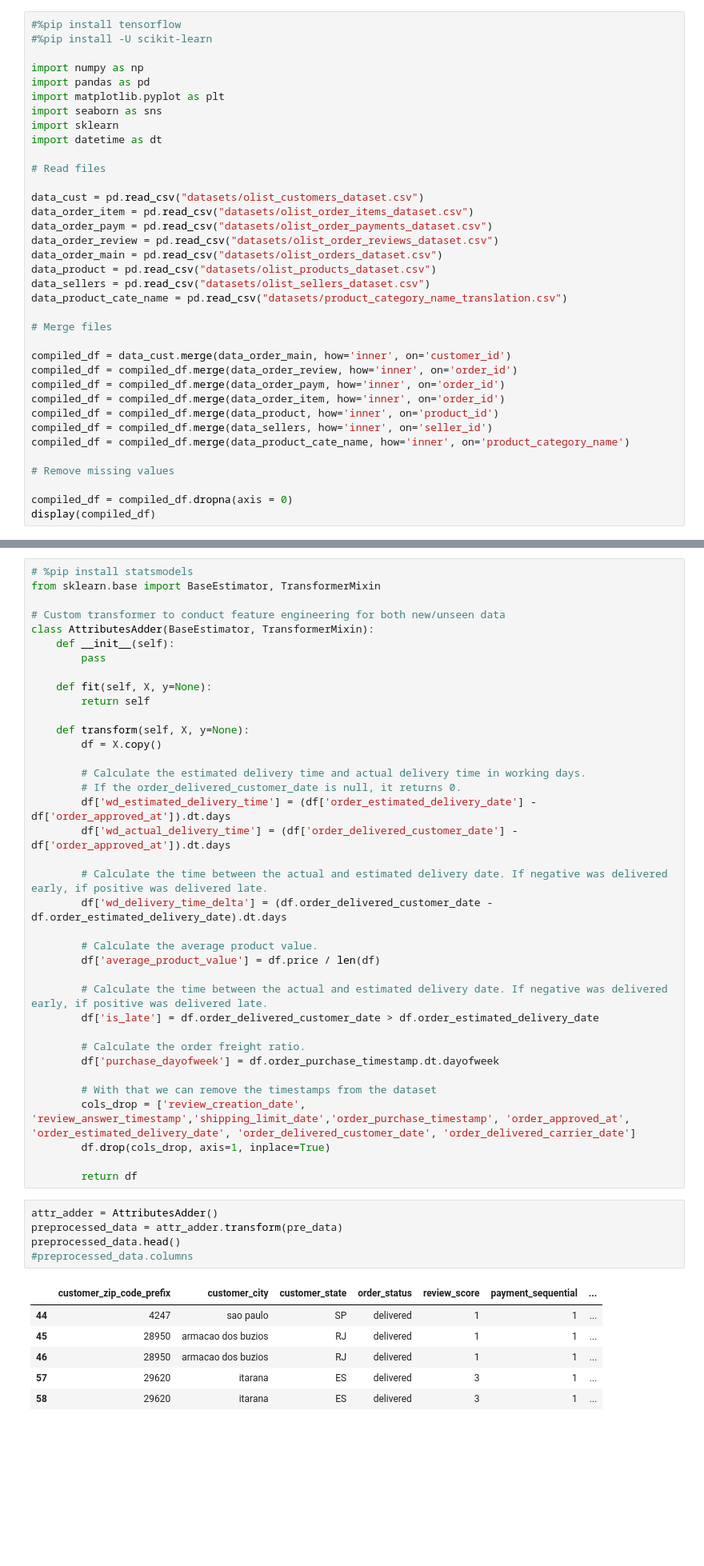
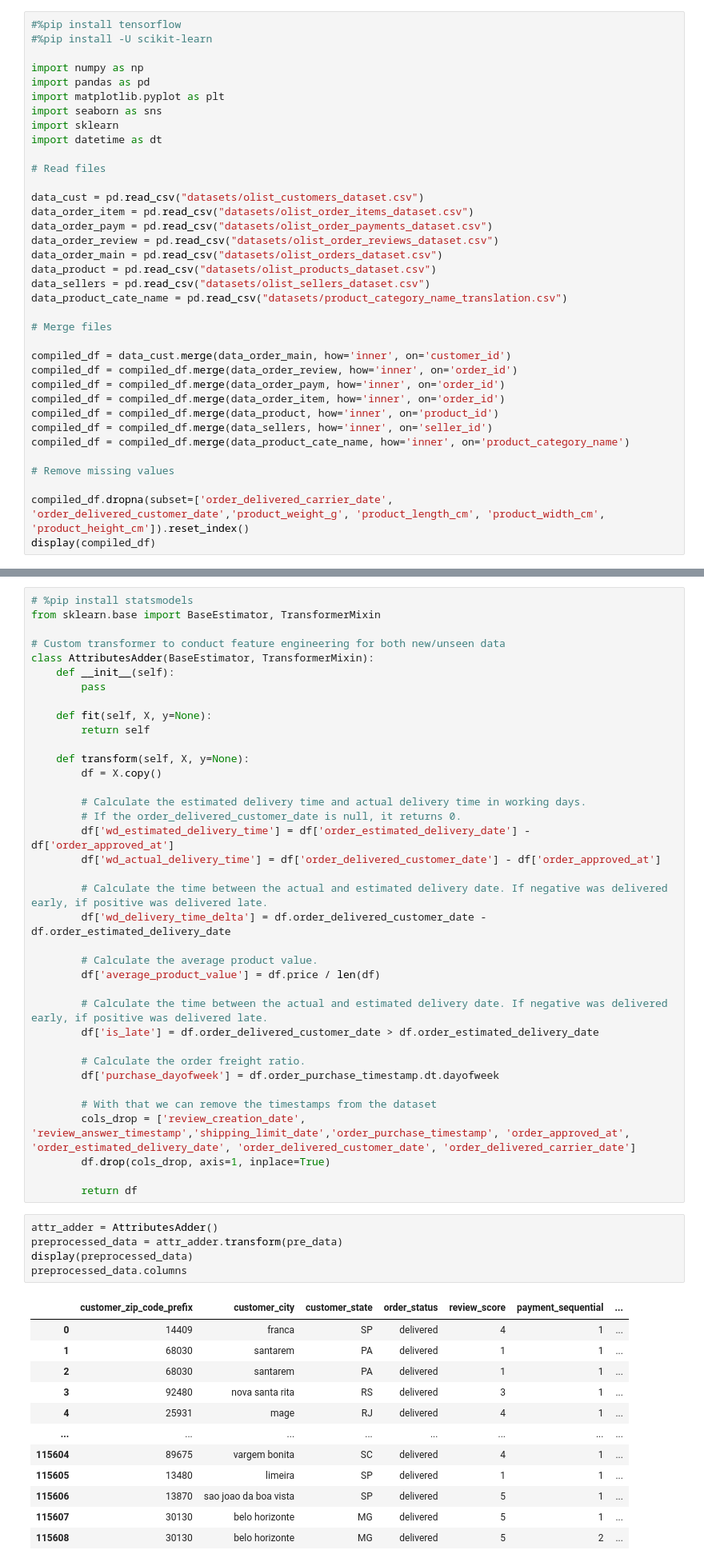
Before and after one commit to sebin0817/data-mining-project, a Jupyter notebook: Raul_Random_Forest-checkpoint.ipynb, the cells around one changed output, grey strips where cells are left out. Shown at 80% size. Saved outputs shown, nothing was run; the diff lists cells and outputs as text; blank space fills up the shorter version.

```diff
--- a/Raul_Random_Forest-checkpoint.ipynb
+++ b/Raul_Random_Forest-checkpoint.ipynb
@@ -36,6 +36,6 @@ compiled_df = compiled_df.merge(data_product_cate_name, how='inner', on='product
 
 # Remove missing values
 
-compiled_df = compiled_df.dropna(axis = 0)
+compiled_df.dropna(subset=['order_delivered_carrier_date', 'order_delivered_customer_date','product_weight_g', 'product_length_cm', 'product_width_cm', 'product_height_cm']).reset_index()
 display(compiled_df)
 # %% [output]
@@ -136,11 +143,11 @@ class AttributesAdder(BaseEstimator, TransformerMixin):
 
         # Calculate the estimated delivery time and actual delivery time in working days.
         # If the order_delivered_customer_date is null, it returns 0.
-        df['wd_estimated_delivery_time'] = (df['order_estimated_delivery_date'] - df['order_approved_at']).dt.days
-        df['wd_actual_delivery_time'] = (df['order_delivered_customer_date'] - df['order_approved_at']).dt.days
+        df['wd_estimated_delivery_time'] = df['order_estimated_delivery_date'] - df['order_approved_at']
+        df['wd_actual_delivery_time'] = df['order_delivered_customer_date'] - df['order_approved_at']
 
         # Calculate the time between the actual and estimated delivery date. If negative was delivered early, if positive was delivered late.
-        df['wd_delivery_time_delta'] = (df.order_delivered_customer_date - df.order_estimated_delivery_date).dt.days
+        df['wd_delivery_time_delta'] = df.order_delivered_customer_date - df.order_estimated_delivery_date
 
         # Calculate the average product value.
         df['average_product_value'] = df.price / len(df)
@@ -159,12 +166,18 @@ class AttributesAdder(BaseEstimator, TransformerMixin):
 # %%
 attr_adder = AttributesAdder()
 preprocessed_data = attr_adder.transform(pre_data)
-preprocessed_data.head()
-#preprocessed_data.columns
+display(preprocessed_data)
+preprocessed_data.columns
 # %% [output]
 |  | customer_zip_code_prefix | customer_city | customer_state | order_status | review_score | payment_sequential | ... |
-| 44 | 4247 | sao paulo | SP | delivered | 1 | 1 | ... |
-| 45 | 28950 | armacao dos buzios | RJ | delivered | 1 | 1 | ... |
-| 46 | 28950 | armacao dos buzios | RJ | delivered | 1 | 1 | ... |
-| 57 | 29620 | itarana | ES | delivered | 3 | 1 | ... |
-| 58 | 29620 | itarana | ES | delivered | 3 | 1 | ... |
+| 0 | 14409 | franca | SP | delivered | 4 | 1 | ... |
+| 1 | 68030 | santarem | PA | delivered | 1 | 1 | ... |
+| 2 | 68030 | santarem | PA | delivered | 1 | 1 | ... |
+| 3 | 92480 | nova santa rita | RS | delivered | 3 | 1 | ... |
+| 4 | 25931 | mage | RJ | delivered | 4 | 1 | ... |
+| ... | ... | ... | ... | ... | ... | ... | ... |
+| 115604 | 89675 | vargem bonita | SC | delivered | 4 | 1 | ... |
+| 115605 | 13480 | limeira | SP | delivered | 1 | 1 | ... |
+| 115606 | 13870 | sao joao da boa vista | SP | delivered | 5 | 1 | ... |
+| 115607 | 30130 | belo horizonte | MG | delivered | 5 | 1 | ... |
+| 115608 | 30130 | belo horizonte | MG | delivered | 5 | 2 | ... |
```
Also changed, not shown: parts of 11 cells of this notebook.
